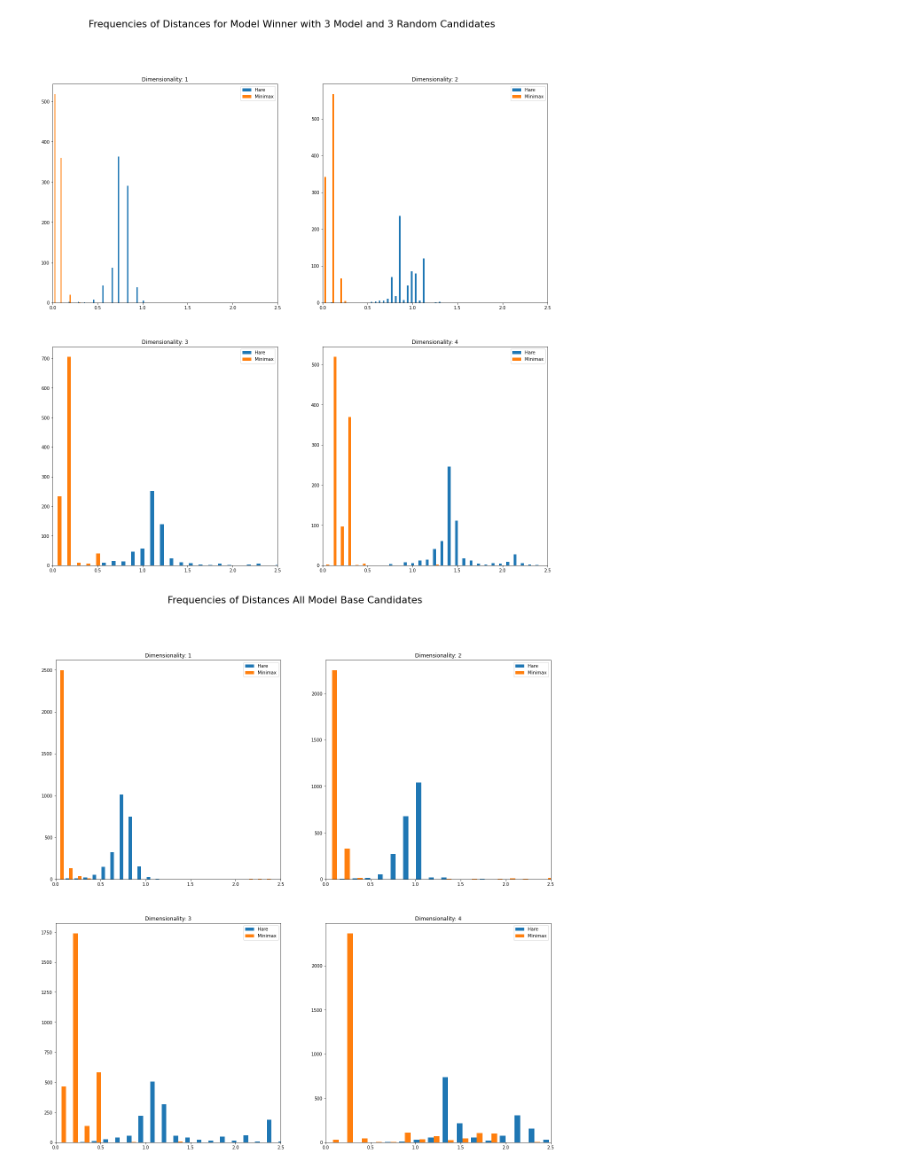
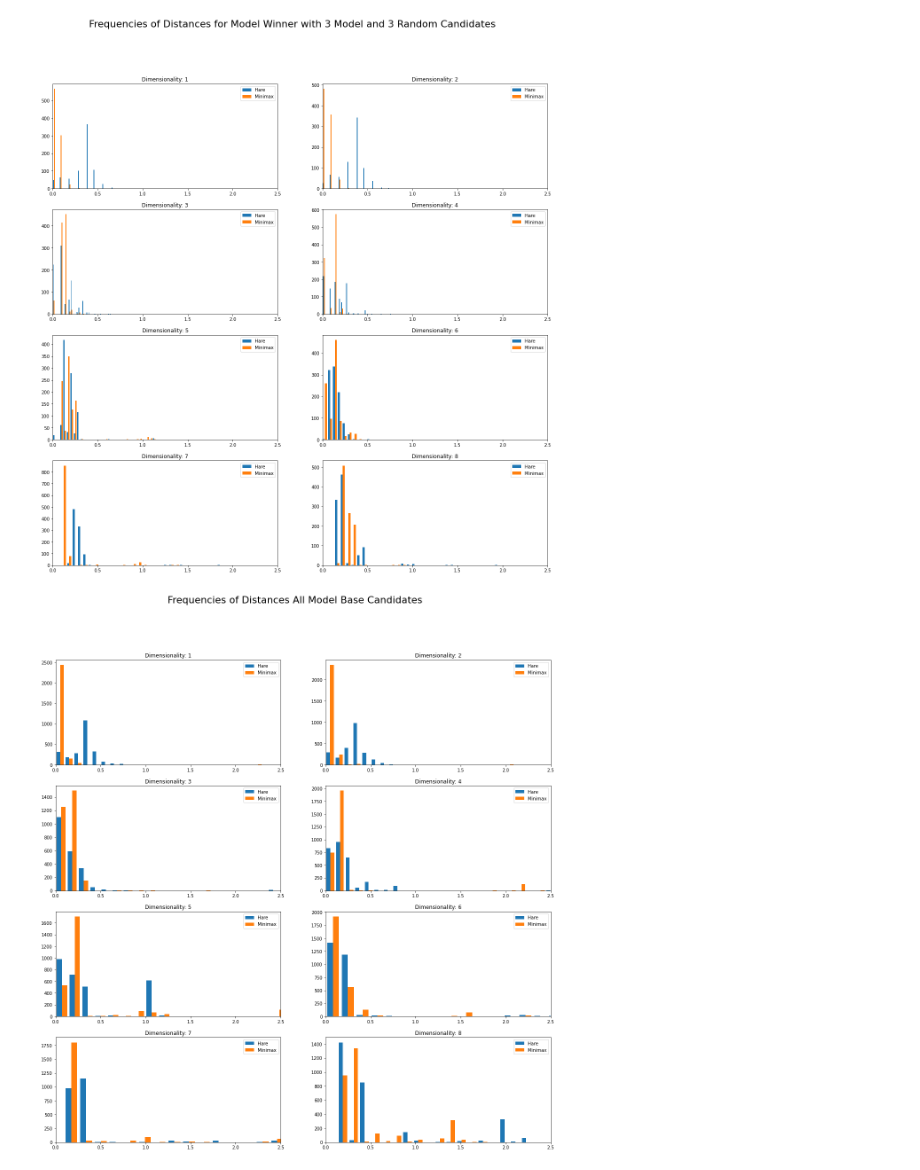
Before and after one commit to robbierobinette/rcv-tensorflow, a Jupyter notebook: plot_results.ipynb, the cells around one changed output. Cells and saved outputs as stored; diff of their text form; code cells hidden in the pictures.

```diff
--- a/plot_results.ipynb
+++ b/plot_results.ipynb
@@ -22,7 +22,8 @@ def load_path(path: str) -> any:
         return pickle.load(f)
 
 def plot_results(irv_results: List[List[Candidate]], h2h_results: List[List[Candidate]], title: str):
-    fig, axes = plt.subplots(nrows=2, ncols=2, figsize=(20,20))
+    nrows = len(irv_results) // 2
+    fig, axes = plt.subplots(nrows=nrows, ncols=2, figsize=(20,20))
     fig.suptitle(title, color="black", fontsize=22)
     fig.set_facecolor("white")
     count = 0
@@ -58,8 +59,8 @@ def make_plots():
     # irv_results = [r for r in results if r.process.name == "Instant Runoff"]
     # h2h_results = [r for r in results if r.process.name == "Head-to-Head"]
 
-    irv_results: List[ProcessResult] = [load_path(s) for s in glob.glob("process_results-2/Hare*.p")]
-    h2h_results: List[ProcessResult] = [load_path(s) for s in glob.glob("process_results-2/Minimax*.p")]
+    irv_results: List[ProcessResult] = [load_path(s) for s in glob.glob("saved_results/Hare*.p")]
+    h2h_results: List[ProcessResult] = [load_path(s) for s in glob.glob("saved_results/Minimax*.p")]
 
     irv_results.sort(key=lambda x: x.dim)
     h2h_results.sort(key=lambda x: x.dim)
@@ -98,2 +99,2 @@ make_plots()
-[figure, old version]
+[figure, new version]
-[figure, old version]
+[figure, new version]
```
Also changed, not shown: parts of 1 cell of this notebook, 10 other files.
